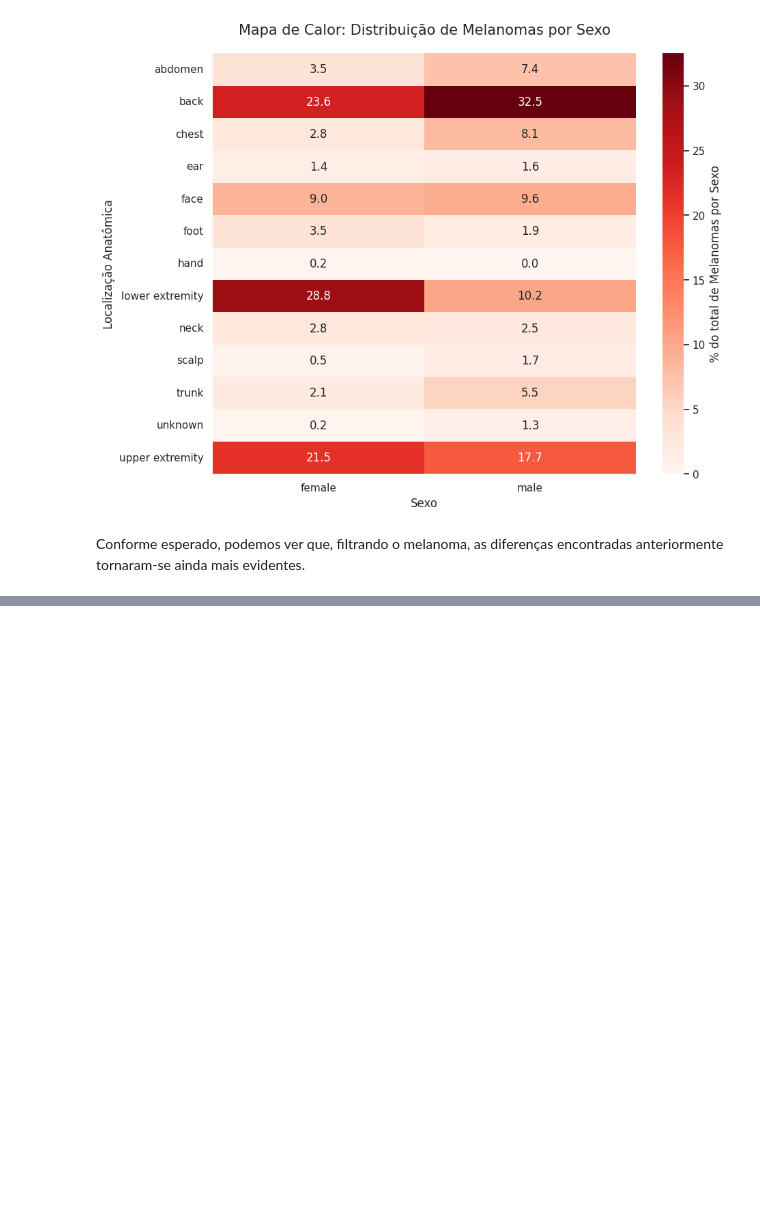
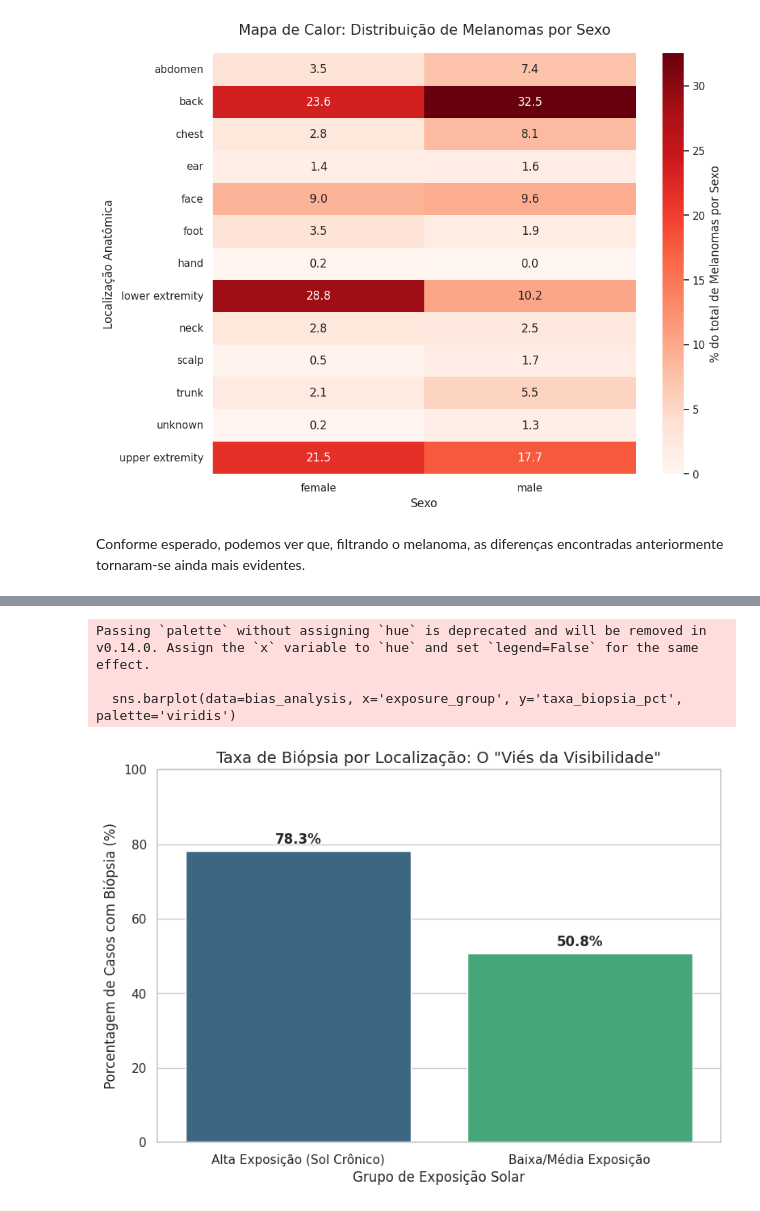
Before and after one commit to cristianalethangads/projetoads, a Jupyter notebook: projetoads.ipynb, the cells around one changed output, grey strips where cells are left out. Saved outputs shown, nothing was run; the diff lists cells and outputs as text; code cells hidden in the pictures; blank space fills up the shorter version.

```diff
--- a/projetoads.ipynb
+++ b/projetoads.ipynb
@@ -321,0 +376,30 @@ Conforme esperado, podemos ver que, filtrando o melanoma, as diferenças encontr
+# %%
+# 1. Criar uma coluna booleana: É biópsia (padrão-ouro) ou não?
+# No HAM10000, 'histo' significa que houve biópsia/histopatologia.
+skin_df['is_biopsy'] = skin_df['dx_type'] == 'histo'
+
+# 2. Filtrar apenas os grupos de exposição conhecidos
+df_bias = skin_df[skin_df['exposure_group'] != 'Desconhecido'].copy()
+
+# 3. Calcular a porcentagem de biópsias por grupo de exposição
+bias_analysis = df_bias.groupby('exposure_group')['is_biopsy'].mean() * 100
+bias_analysis = bias_analysis.reset_index().rename(columns={'is_biopsy': 'taxa_biopsia_pct'})
+
+plt.figure(figsize=(9, 6))
+sns.barplot(data=bias_analysis, x='exposure_group', y='taxa_biopsia_pct', palette='viridis')
+
+plt.title('Taxa de Biópsia por Localização: O "Viés da Visibilidade"', fontsize=14)
+plt.ylabel('Porcentagem de Casos com Biópsia (%)')
+plt.xlabel('Grupo de Exposição Solar')
+plt.ylim(0, 100) # Para dar perspectiva real da proporção
+
+# Adicionar os valores em cima das barras para facilitar a leitura
+for i, val in enumerate(bias_analysis['taxa_biopsia_pct']):
+    plt.text(i, val + 2, f'{val:.1f}%', ha='center', fontweight='bold')
+
+plt.show()
+# %% [output]
+Passing `palette` without assigning `hue` is deprecated and will be removed in v0.14.0. Assign the `x` variable to `hue` and set `legend=False` for the same effect.
+
+  sns.barplot(data=bias_analysis, x='exposure_group', y='taxa_biopsia_pct', palette='viridis')
+[figure, added]
```
Also changed, not shown: parts of 6 cells of this notebook.
